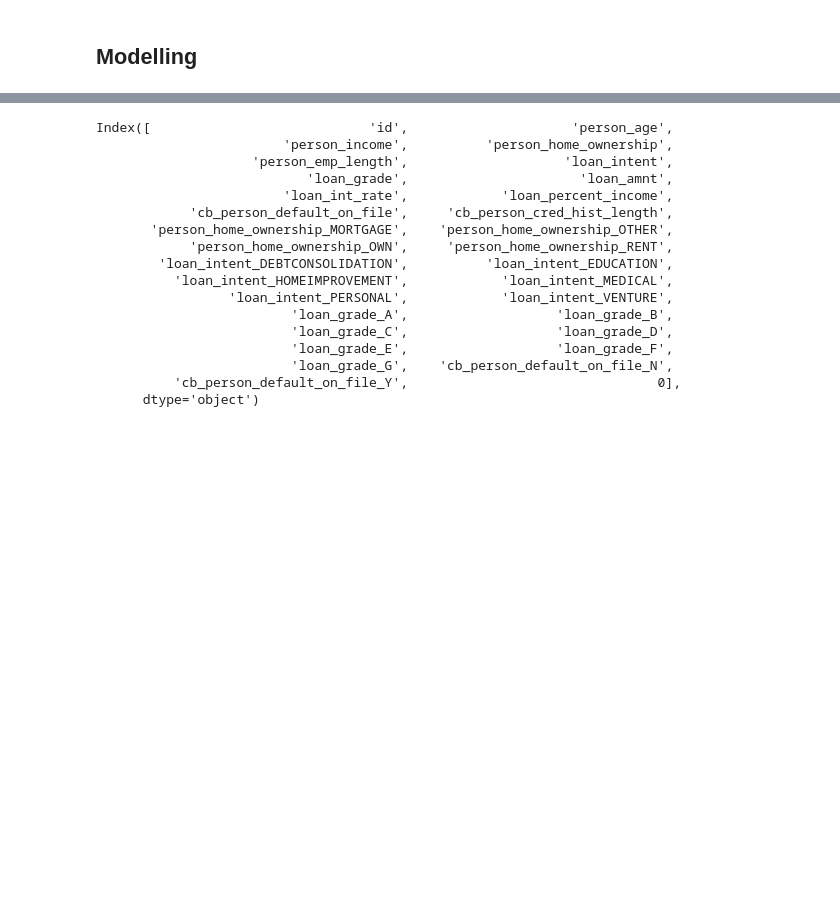
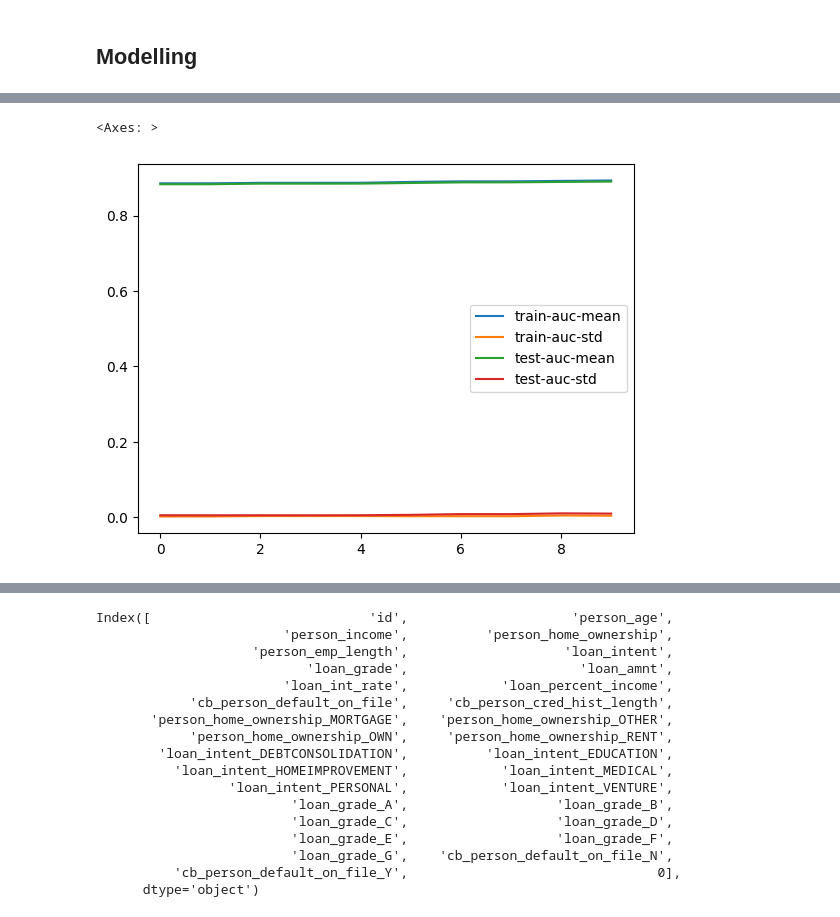
Before and after one commit to godsesaurab/Kaggle_Notebooks, a Jupyter notebook: loan-approval-competetion.ipynb, the cells around one changed output, grey strips where cells are left out. Drawn from its saved outputs; the diff is of its cells as text; code cells hidden in the pictures; blank space fills up the shorter version.

```diff
--- a/loan-approval-competetion.ipynb
+++ b/loan-approval-competetion.ipynb
@@ -645,0 +644,2 @@ model = xgb.train(params,
+# %%
+xgb_cv = xgb.cv(dtrain=dtrain, params=params, nfold=5, metrics = 'auc',seed=42, stratified = True)
@@ -646,3 +665,8 @@ model = xgb.train(params,
+# %%
+xgb_cv.plot()
+# %% [output]
+<Axes: >
+[figure, added]
 # %%
 
 # Make predictions
```
Also changed, not shown: parts of 23 cells of this notebook.
